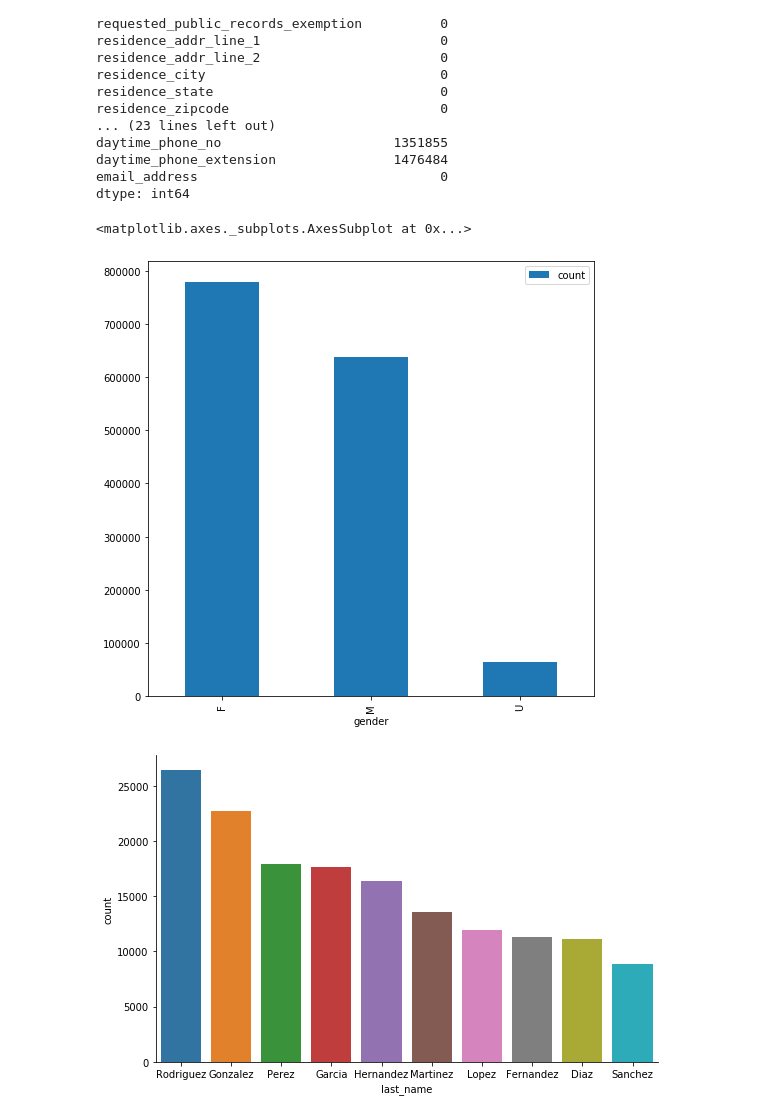
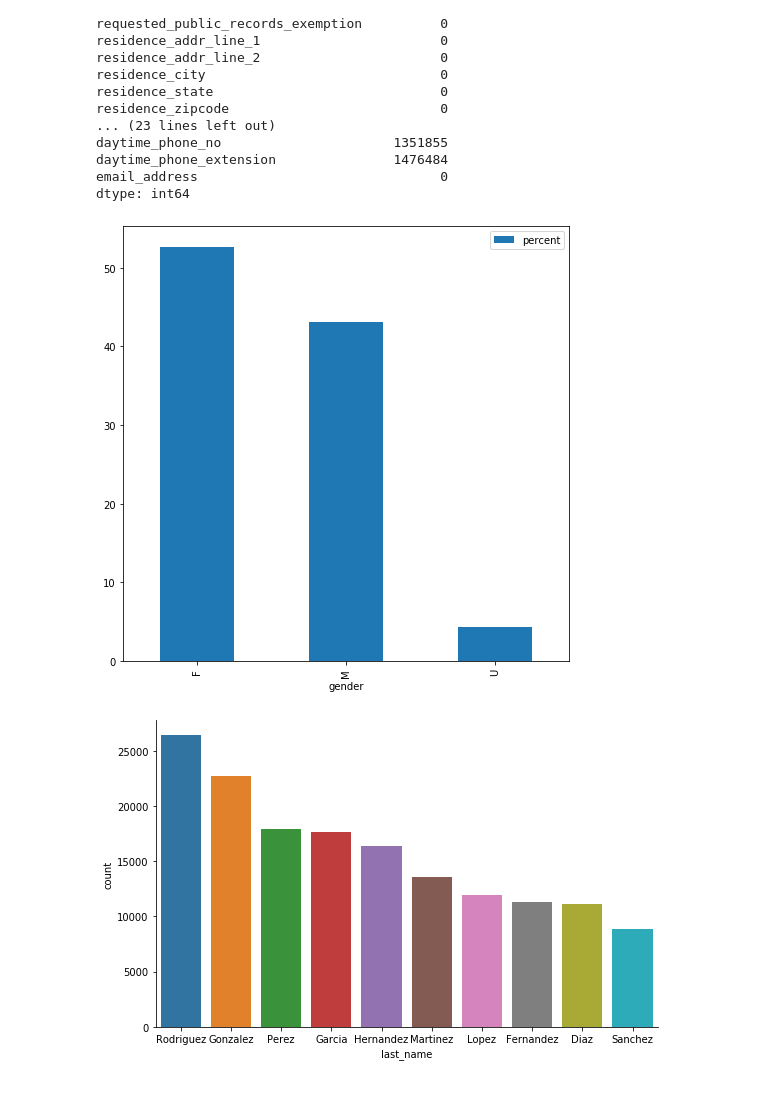
Before and after one commit to ParasAvkirkar/PoliticalPolarizationAndMarriage, a Jupyter notebook: analysis.ipynb, the cells around one changed output. Saved outputs shown, nothing was run; the diff lists cells and outputs as text; code cells hidden in the pictures.

Commit message:
saved image plots

```diff
--- a/analysis.ipynb
+++ b/analysis.ipynb
@@ -48,10 +48,10 @@ date = '20190813'
 # %% [markdown]
 ## Registration Analysis
 # %%
-full_path = "/".join([DATA_PATH, REGISTRATION_PATH.format(str(date), str(date))])
+registration_path = "/".join([DATA_PATH, REGISTRATION_PATH.format(str(date), str(date))])
 # %%
 county_files = []
-for f in listdir(full_path):
+for f in listdir(registration_path):
     if isfile(full_path + "/" + f):
         county_files.append(full_path + "/" + f)
 # %%
@@ -147,10 +147,12 @@ null_columns = county_voters_registration_df.columns[county_voters_registration_
 non_null_columns = list(set(county_voters_registration_df.columns) - set(null_columns))
 # %%
 figures, axes = plt.subplots(nrows=1, ncols=1, figsize=(8,8))
-county_voters_registration_df.groupby(['gender'])['voter_id'].agg(['count']).plot(kind='bar', ax=axes)
+genderwise_stats = county_voters_registration_df.groupby(['gender'])['voter_id'].agg(['count']).reset_index()
+genderwise_stats['percent'] = genderwise_stats['count'] * 100.0/(genderwise_stats['count'].sum())
+genderwise_stats[['gender', 'percent']].plot(kind='bar', x='gender', ax=axes)
+plt.savefig('gender_wise_percent.png')
 # %% [output]
-<matplotlib.axes._subplots.AxesSubplot at 0x...>
-[figure, old version]
+[figure, new version]
 # %%
 last_name_freq = county_voters_registration_df.groupby(['last_name'])['voter_id'].agg(['count']).reset_index()
 # %%
```
Also changed, not shown: parts of 6 cells of this notebook, 3 other files.
